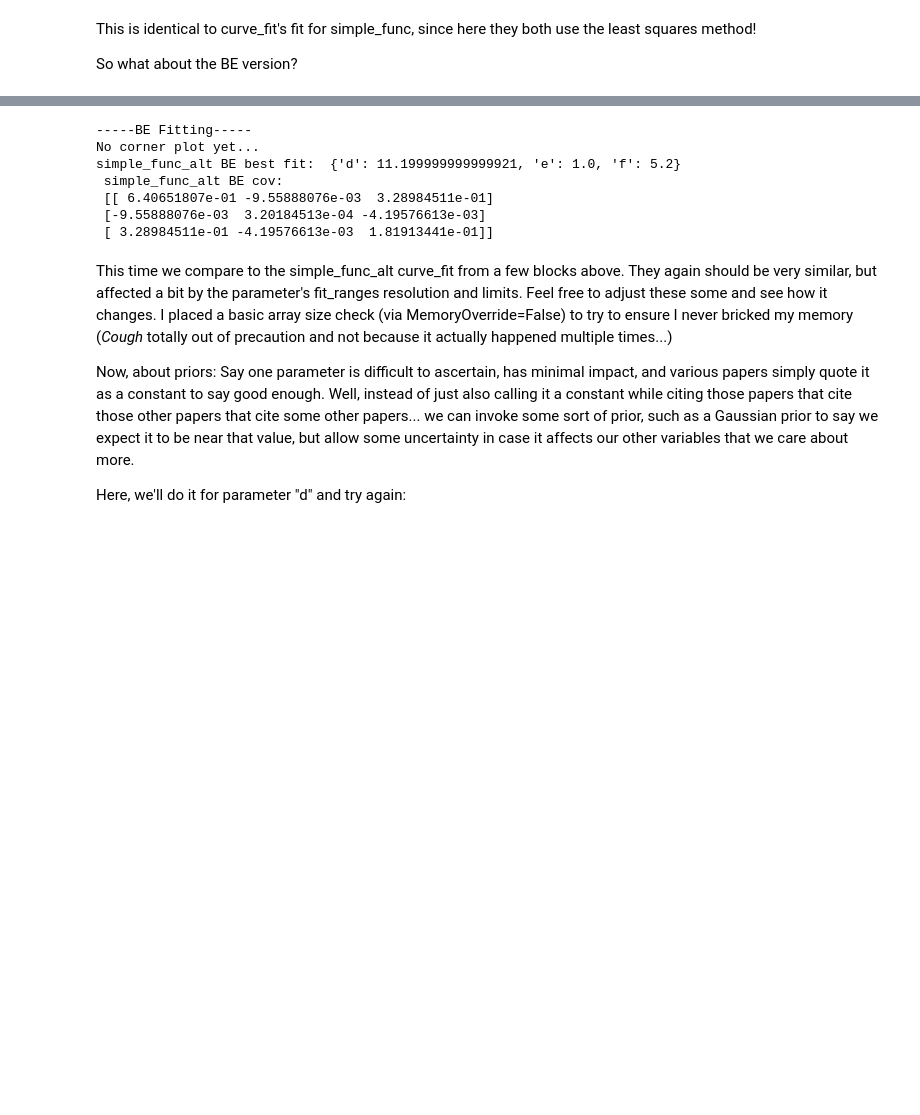
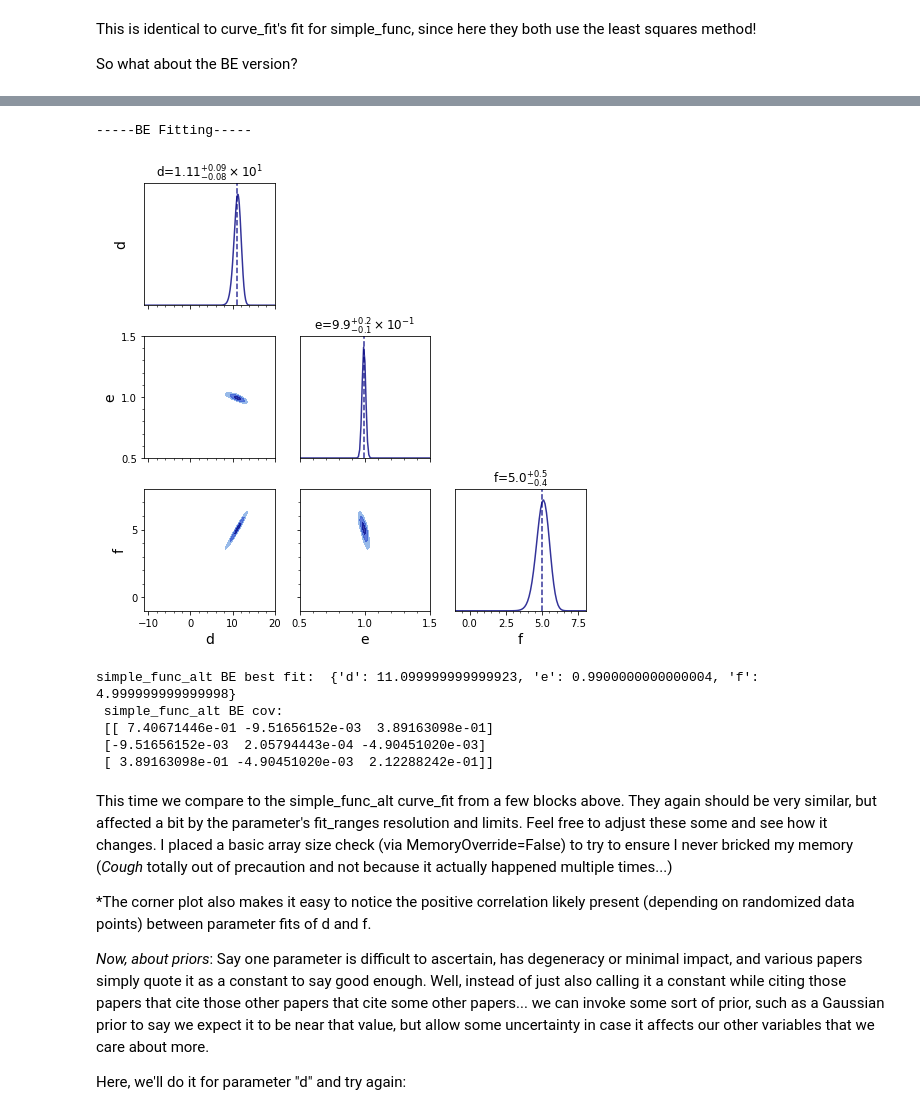
Before and after one commit to JeremyMeinke/mm_astronomy_stacking, a Jupyter notebook: fitting_example.ipynb, the cells around one changed output, grey strips where cells are left out. Drawn from its saved outputs; the diff is of its cells as text; code cells hidden in the pictures; blank space fills up the shorter version.

```diff
--- a/fitting_example.ipynb
+++ b/fitting_example.ipynb
@@ -174,24 +178,27 @@ Notice how chances are the "c" parameter is poorly contrained.  We get similar r
 
 (and manipulation of priors and posterior distributions, to be shown later below)
 # %%
-d_param = func_fitting.FuncParam("d", "d", np.arange(-11., 33.01, 0.1), is_linear=True)
-e_param = func_fitting.FuncParam("e", "e", np.arange(0, 3.01, 0.01), is_linear=True)
-f_param = func_fitting.FuncParam("f", "f", np.arange(-0., 10.01, 0.1), is_linear=False)     ###Note that f is not linear here
-simple_func_alt_be_fit, simple_func_alt_be_cov, simple_func_alt_be_1d_bnds, b_bnds, marg_dists = func_fitting.func_fit(simple_func_alt, x_data, y_data, [d_param, e_param, f_param], noise_sigma**2, method="BE", MemoryOverride=False, quick_corner_plot=True)
+## Note that f_param is not linear here, but passing is_linear=True to the ones that are (d_param and e_param) still allow for faster computation
+d_param = func_fitting.FuncParam("d", "d", np.arange(-11., 20.001, 0.1), is_linear=True)
+e_param = func_fitting.FuncParam("e", "e", np.arange(0.5, 1.5001, 0.01), is_linear=True)
+f_param = func_fitting.FuncParam("f", "f", np.arange(-1., 8.001, 0.1), is_linear=False)
+simple_func_alt_be_fit, simple_func_alt_be_cov, simple_func_alt_be_1d_bnds, b_bnds, marg_dists = func_fitting.func_fit(simple_func_alt, x_data, y_data, [d_param, e_param, f_param], noise_sigma**2, method="BE", MemoryOverride=False, quick_corner_plot=True, verbose=False)
 print("simple_func_alt BE best fit: ", simple_func_alt_be_fit, "\n simple_func_alt BE cov: \n", simple_func_alt_be_cov)
 # %% [output]
 -----BE Fitting-----
-No corner plot yet...
-simple_func_alt BE best fit:  {'d': 11.199999999999921, 'e': 1.0, 'f': 5.2}
- simple_func_alt BE cov:
- [[ 6.40651807e-01 -9.55888076e-03  3.28984511e-01]
- [-9.55888076e-03  3.20184513e-04 -4.19576613e-03]
- [ 3.28984511e-01 -4.19576613e-03  1.81913441e-01]]
+[figure, added]
+simple_func_alt BE best fit:  {'d': 11.099999999999923, 'e': 0.9900000000000004, 'f': 4.999999999999998}
+ simple_func_alt BE cov:
+ [[ 7.40671446e-01 -9.51656152e-03  3.89163098e-01]
+ [-9.51656152e-03  2.05794443e-04 -4.90451020e-03]
+ [ 3.89163098e-01 -4.90451020e-03  2.12288242e-01]]
 # %% [markdown]
 This time we compare to the simple_func_alt curve_fit from a few blocks above.  They again should be very similar, but affected a bit by the parameter's fit_ranges resolution and limits.  Feel free to adjust these some and see how it changes.  I placed a basic array size check (via MemoryOverride=False) to try to ensure I never bricked my memory (*Cough* totally out of precaution and not because it actually happened multiple times...)
 
+*The corner plot also makes it easy to notice the positive correlation likely present (depending on randomized data points) between parameter fits of d and f.
 
-Now, about priors:  Say one parameter is difficult to ascertain, has minimal impact, and various papers simply quote it as a constant to say good enough.  Well, instead of just also calling it a constant while citing those papers that cite those other papers that cite some other papers... we can invoke some sort of prior, such as a Gaussian prior to say we expect it to be near that value, but allow some uncertainty in case it affects our other variables that we care about more.
+
+_Now, about priors_:  Say one parameter is difficult to ascertain, has degeneracy or minimal impact, and various papers simply quote it as a constant to say good enough.  Well, instead of just also calling it a constant while citing those papers that cite those other papers that cite some other papers... we can invoke some sort of prior, such as a Gaussian prior to say we expect it to be near that value, but allow some uncertainty in case it affects our other variables that we care about more.
 
 Here, we'll do it for parameter "d" and try again:
 # %%
```
Also changed, not shown: parts of 17 cells of this notebook, 3 other files.
